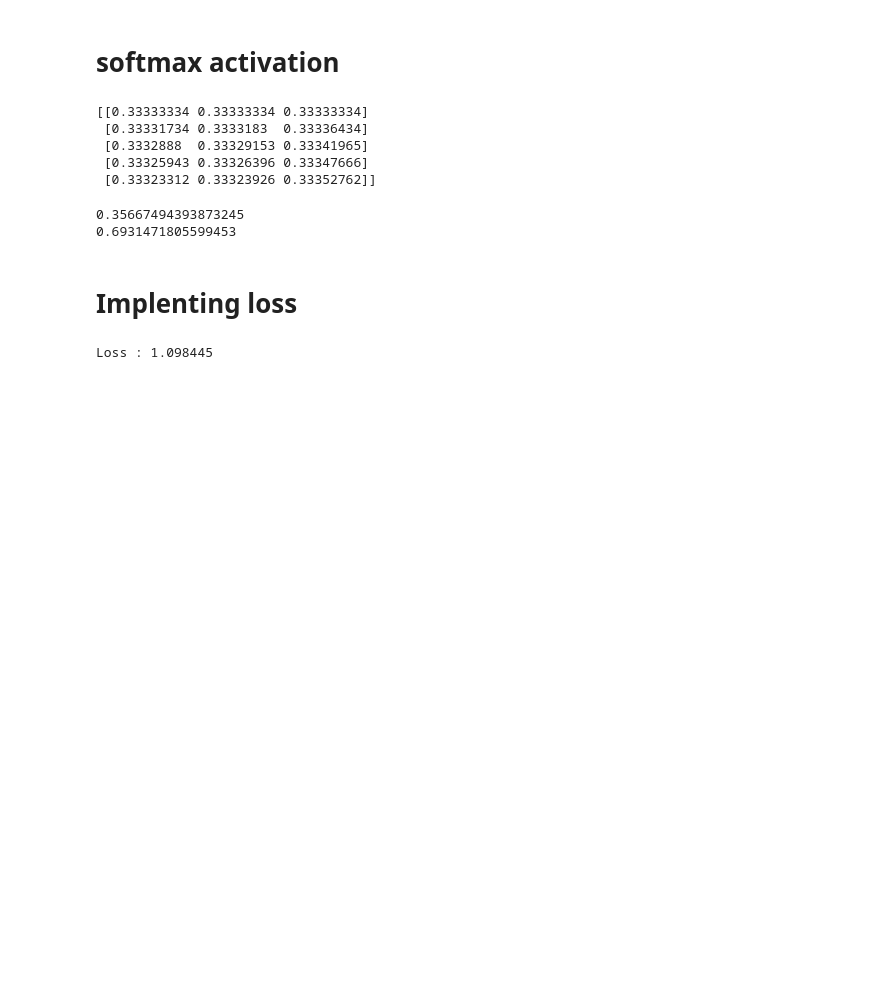
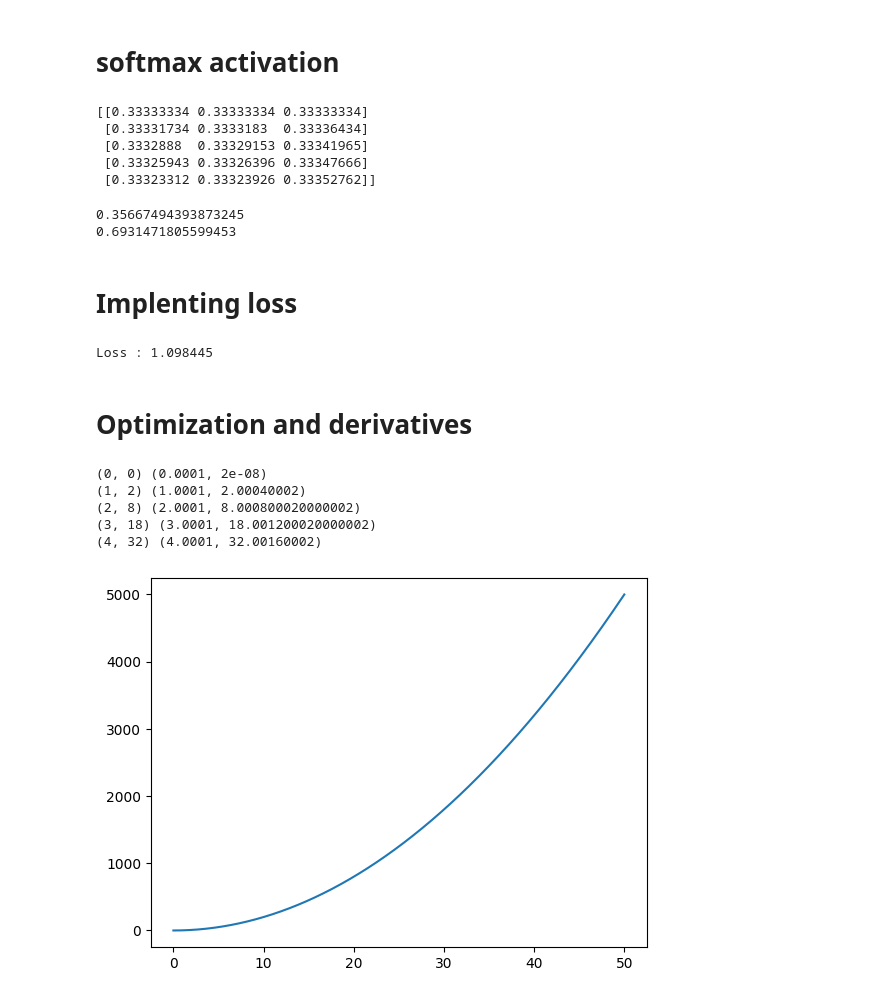
Before and after one commit to BibekRai44/Neural-Network-From-Scratch, a Jupyter notebook: neural-network.ipynb, the cells around one changed output. Drawn from its saved outputs; the diff is of its cells as text; code cells hidden in the pictures; blank space fills up the shorter version.

Commit message:
Optimization and derivatives

```diff
--- a/neural-network.ipynb
+++ b/neural-network.ipynb
@@ -256,3 +256,37 @@ loss = loss_function.calculate(activation2.output,y)
 print("Loss :",loss)
 # %% [output]
 Loss : 1.098445
+# %% [markdown]
+# Optimization and derivatives
+# %%
+def f(x):
+    return 2*x**2
+
+x = np.arange(0,50,0.001)
+y = f(x)
+
+plt.plot(x,y)
+colors = ['k','g','r','b','c']
+
+def approximate_tangent_line(x, approximate_derivate,b):
+    return approximate_derivate*x + b
+
+for i in range(5):
+    p2_delta = 0.0001
+    x1 = i
+    x2 = x1+p2_delta
+
+    y1= f(x1)
+    y2= f(x2)
+    print((x1,y1),(x2,y2))
+
+    approximate_derivative = (y2-y1)/(x2-x1)
+    b = y2 - approximate_derivative*x2
+    to_plot = [x1-0.9,x1,x1+0.9]
+# %% [output]
+(0, 0) (0.0001, 2e-08)
+(1, 2) (1.0001, 2.00040002)
+(2, 8) (2.0001, 8.000800020000002)
+(3, 18) (3.0001, 18.001200020000002)
+(4, 32) (4.0001, 32.00160002)
+[figure, added]
```
Also changed, not shown: parts of 2 cells of this notebook.
